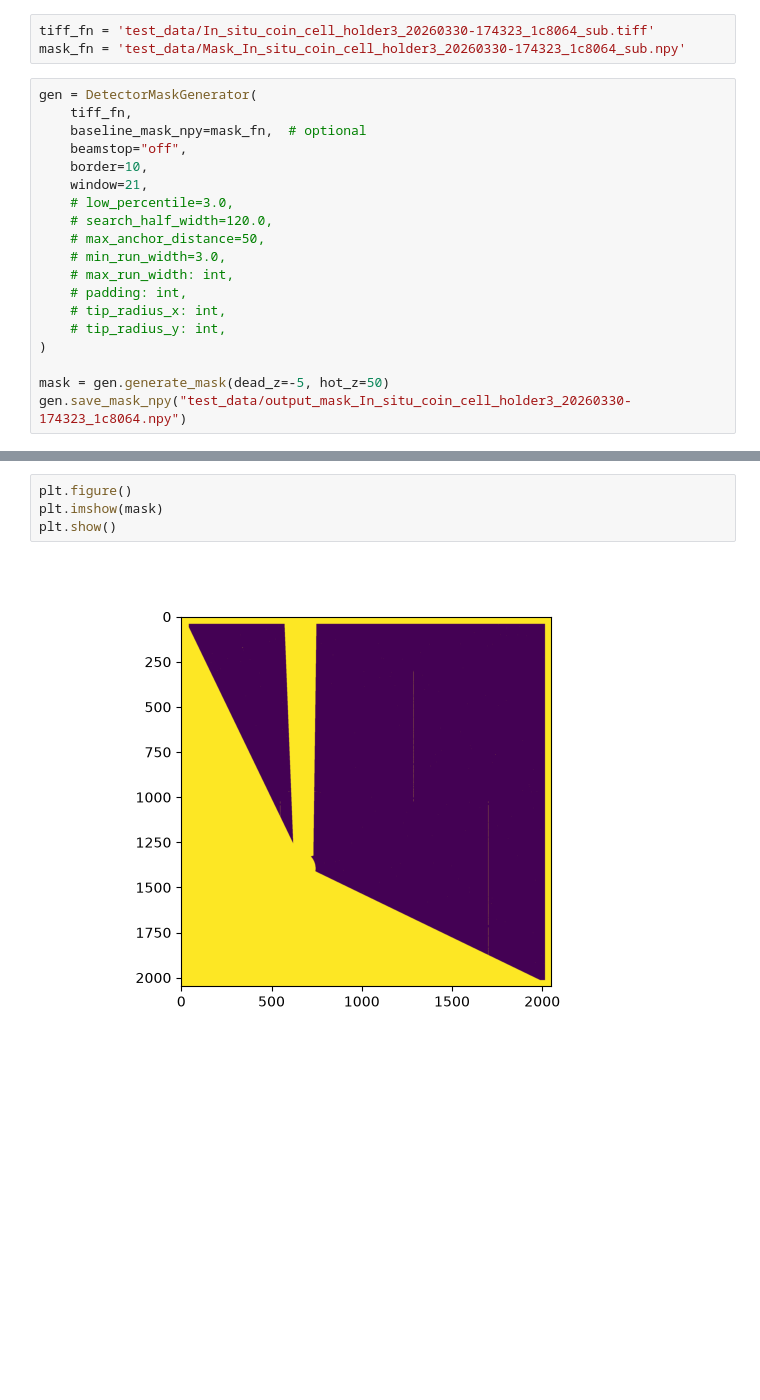
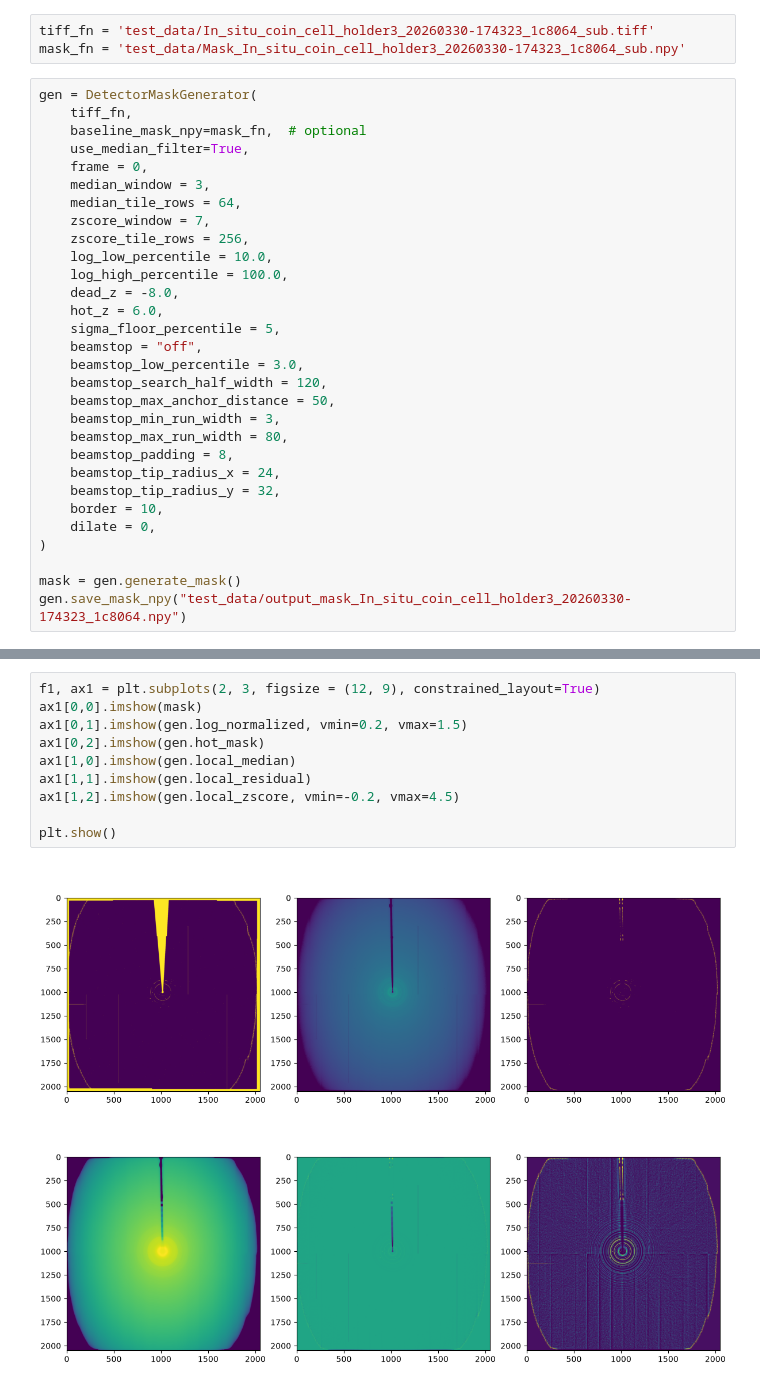
Before and after one commit to cheng-hung/auto_ADmask, a Jupyter notebook: test_mask.ipynb, the cells around one changed output, grey strips where cells are left out. Cells and saved outputs as stored; diff of their text form; blank space fills up the shorter version.

```diff
--- a/test_mask.ipynb
+++ b/test_mask.ipynb
@@ -11,19 +11,30 @@ mask_fn = 'test_data/Mask_In_situ_coin_cell_holder3_20260330-174323_1c8064_sub.n
 gen = DetectorMaskGenerator(
     tiff_fn,
     baseline_mask_npy=mask_fn,  # optional
-    beamstop="off",
-    border=10,
-    window=21,
-    # low_percentile=3.0,
-    # search_half_width=120.0,
-    # max_anchor_distance=50,
-    # min_run_width=3.0,
-    # max_run_width: int,
-    # padding: int,
-    # tip_radius_x: int,
-    # tip_radius_y: int,
+    use_median_filter=True,
+    frame = 0,
+    median_window = 3,
+    median_tile_rows = 64,
+    zscore_window = 7,
+    zscore_tile_rows = 256,
+    log_low_percentile = 10.0,
+    log_high_percentile = 100.0,
+    dead_z = -8.0,
+    hot_z = 6.0,
+    sigma_floor_percentile = 5,
+    beamstop = "off",
+    beamstop_low_percentile = 3.0,
+    beamstop_search_half_width = 120,
+    beamstop_max_anchor_distance = 50,
+    beamstop_min_run_width = 3,
+    beamstop_max_run_width = 80,
+    beamstop_padding = 8,
+    beamstop_tip_radius_x = 24,
+    beamstop_tip_radius_y = 32,
+    border = 10,
+    dilate = 0,
 )
 
-mask = gen.generate_mask(dead_z=-5, hot_z=50)
+mask = gen.generate_mask()
 gen.save_mask_npy("test_data/output_mask_In_situ_coin_cell_holder3_20260330-174323_1c8064.npy")
 # %% [output]
@@ -31,6 +46,12 @@ PosixPath('/home/xf28id1/src/auto_ADmask/test_data/output_mask_In_situ_coin_cell
 # %%
-plt.figure()
-plt.imshow(mask)
+f1, ax1 = plt.subplots(2, 3, figsize = (12, 9), constrained_layout=True)
+ax1[0,0].imshow(mask)
+ax1[0,1].imshow(gen.log_normalized, vmin=0.2, vmax=1.5)
+ax1[0,2].imshow(gen.hot_mask)
+ax1[1,0].imshow(gen.local_median)
+ax1[1,1].imshow(gen.local_residual)
+ax1[1,2].imshow(gen.local_zscore, vmin=-0.2, vmax=4.5)
+
 plt.show()
 # %% [output]
-[figure, old version]
+[figure, new version]
```
Also changed, not shown: parts of 10 cells of this notebook, 5 other files.
